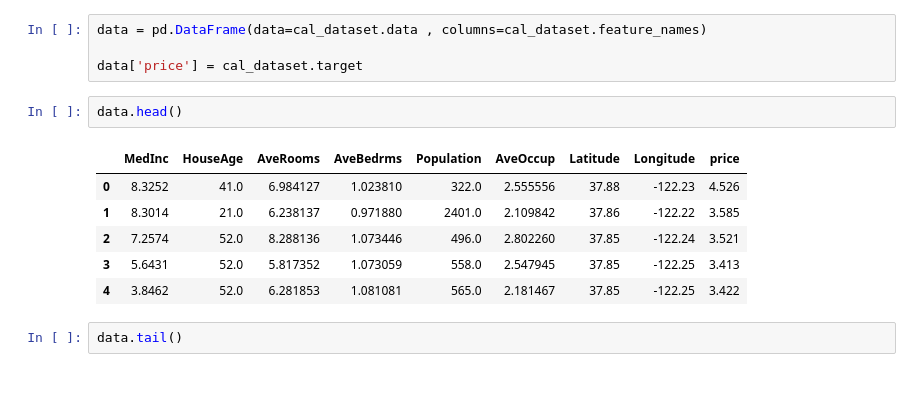
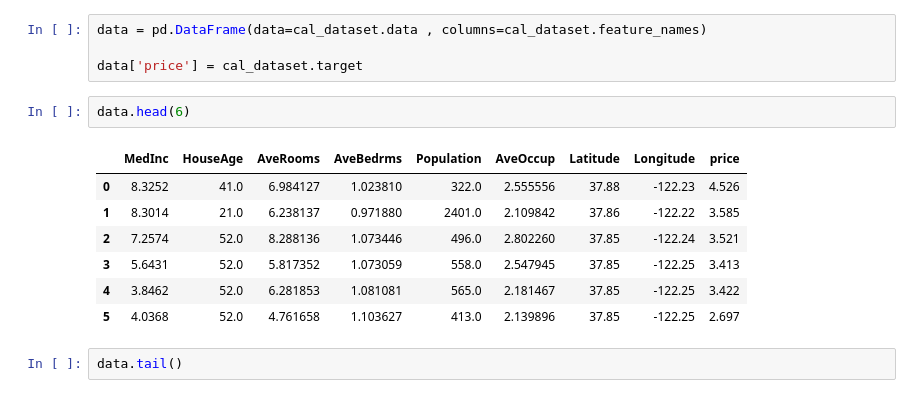
Before and after one commit to kuljeet234/house-prediction-, a Jupyter notebook: Multivariate regression.ipynb, the cells around one changed output. Saved outputs shown, nothing was run; the diff lists cells and outputs as text.

```diff
--- a/Multivariate regression.ipynb
+++ b/Multivariate regression.ipynb
@@ -60,14 +60,15 @@ data = pd.DataFrame(data=cal_dataset.data , columns=cal_dataset.feature_names)
 
 data['price'] = cal_dataset.target
 # %%
-data.head()
+data.head(6)
 # %% [output]
 |  | MedInc | HouseAge | AveRooms | AveBedrms | Population | AveOccup | Latitude | Longitude | price |
 | 0 | 8.3252 | 41.0 | 6.984127 | 1.023810 | 322.0 | 2.555556 | 37.88 | -122.23 | 4.526 |
 | 1 | 8.3014 | 21.0 | 6.238137 | 0.971880 | 2401.0 | 2.109842 | 37.86 | -122.22 | 3.585 |
 | 2 | 7.2574 | 52.0 | 8.288136 | 1.073446 | 496.0 | 2.802260 | 37.85 | -122.24 | 3.521 |
 | 3 | 5.6431 | 52.0 | 5.817352 | 1.073059 | 558.0 | 2.547945 | 37.85 | -122.25 | 3.413 |
 | 4 | 3.8462 | 52.0 | 6.281853 | 1.081081 | 565.0 | 2.181467 | 37.85 | -122.25 | 3.422 |
+| 5 | 4.0368 | 52.0 | 4.761658 | 1.103627 | 413.0 | 2.139896 | 37.85 | -122.25 | 2.697 |
 # %%
 data.tail()
 # %% [output]
```
